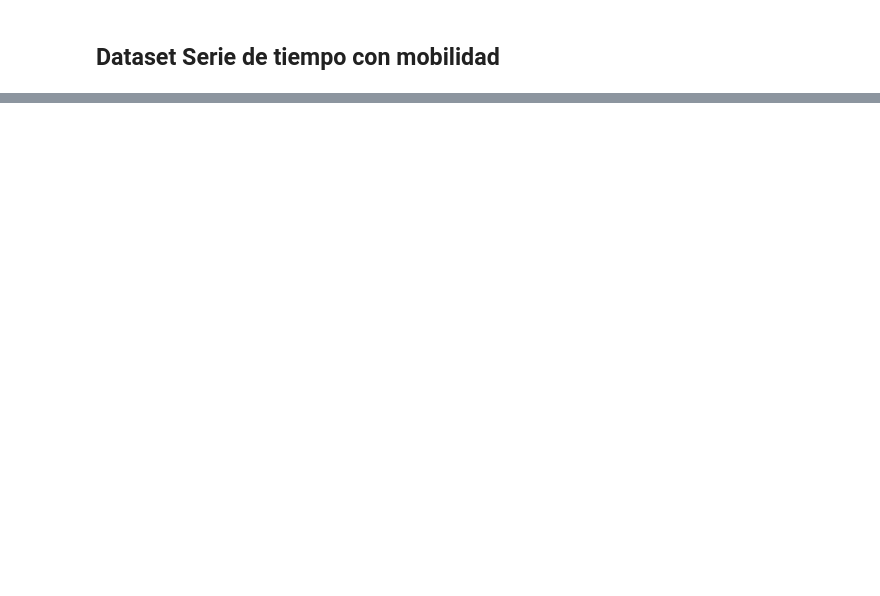
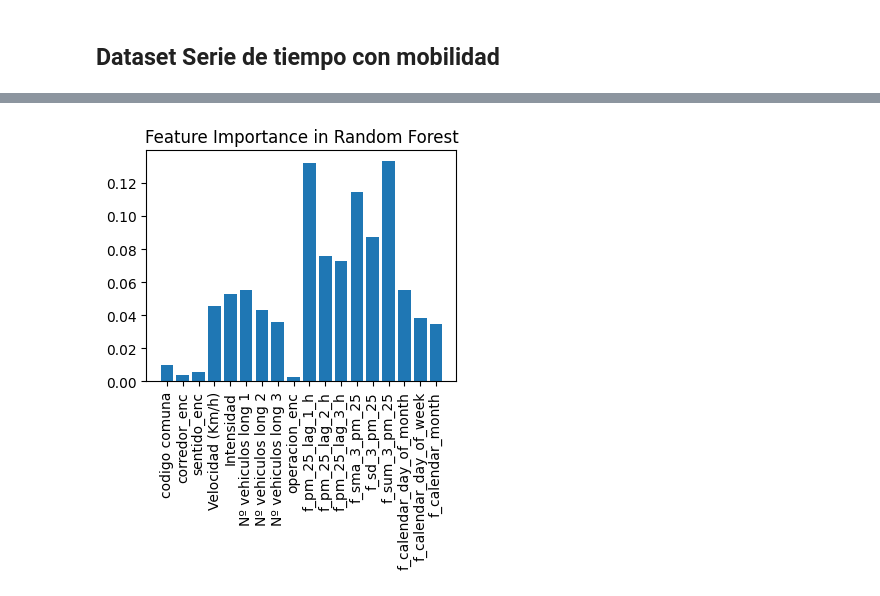
Before and after one commit to Matu10100/AirQuality_Prediction, a Jupyter notebook: Programacion/Modelacion.ipynb, the cells around one changed output, grey strips where cells are left out. Drawn from its saved outputs; the diff is of its cells as text; code cells hidden in the pictures; blank space fills up the shorter version.

```diff
--- a/Programacion/Modelacion.ipynb
+++ b/Programacion/Modelacion.ipynb
@@ -401,3 +484,9 @@ Evaluación en el Conjunto de Prueba:
+# %%
+X_train, y_train = separar_target(train)
+X_val, y_val = separar_target(val)
+
+X_train = X_train.drop(['f_pm_25','label_horizon_1_hours', 'label_horizon_2_hours'],axis=1)
+X_val = X_val.drop(['f_pm_25', 'label_horizon_1_hours', 'label_horizon_2_hours'],axis=1)
 # %% [markdown]
 ## Dataset Serie de tiempo con mobilidad
 # %%
@@ -407,14 +496,14 @@ modelo_rf = RandomForestRegressor(random_state=42)
 modelo_xgb = XGBRegressor(random_state=42)
 
 # # Entrenar y evaluar Linear Regression
-# print("Entrenando Linear Regression:")
-# modelo_lr_entrenado, metrics_lr = entrenamiento(modelo_lr, X_train, y_train, X_val, y_val)
+print("Entrenando Linear Regression:")
+modelo_lr_entrenado, metrics_lr = entrenamiento_con_validacion_temporal(model=modelo_lr, X_train=X_train, y_train=y_train, X_test=X_val, y_test=y_val)
 
 # Entrenar y evaluar Random Forest
 print("\nEntrenando Random Forest:")
-modelo_rf_entrenado, metrics_rf = entrenamiento(modelo_rf, X_train, y_train, X_val, y_val)
+modelo_rf_entrenado, metrics_rf = entrenamiento_con_validacion_temporal(model=modelo_rf, X_train=X_train, y_train=y_train, X_test=X_val, y_test=y_val)
 
 # Entrenar y evaluar XGBoost
 print("\nEntrenando XGBoost:")
-modelo_xgb_entrenado, metrics_xgb = entrenamiento(modelo_xgb, X_train, y_train, X_val, y_val)
+modelo_xgb_entrenado, metrics_xgb = entrenamiento_con_validacion_temporal(model=modelo_xgb, X_train=X_train, y_train=y_train, X_test=X_val, y_test=y_val)
 # %% [output]
@@ -489,0 +546,8 @@ plt.show()
+# %%
+plt.figure(figsize=(4,3))
+plt.bar(range(X_train.shape[1]), importanceRF)
+plt.xticks(range(X_train.shape[1]), X_train.columns, rotation=90)
+plt.title("Feature Importance in Random Forest")
+plt.show()
+# %% [output]
+[figure, added]
```
Also changed, not shown: parts of 23 cells of this notebook, 1 other file.
